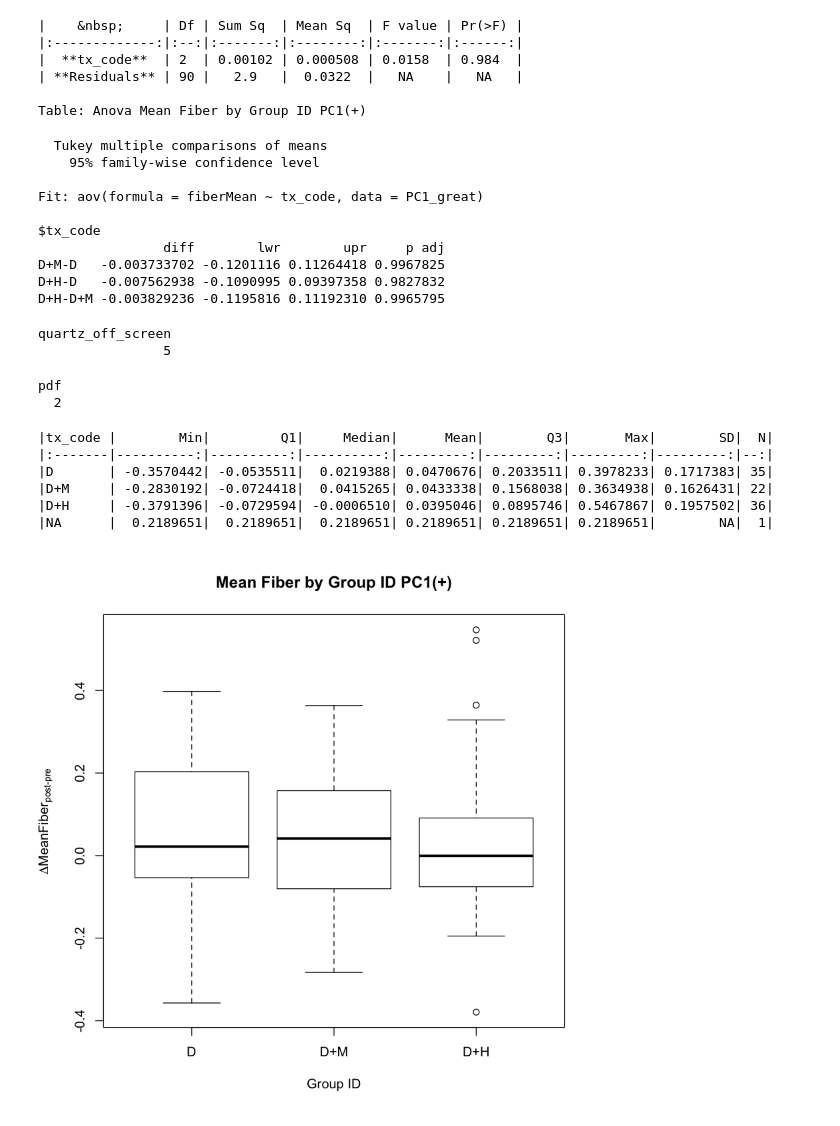
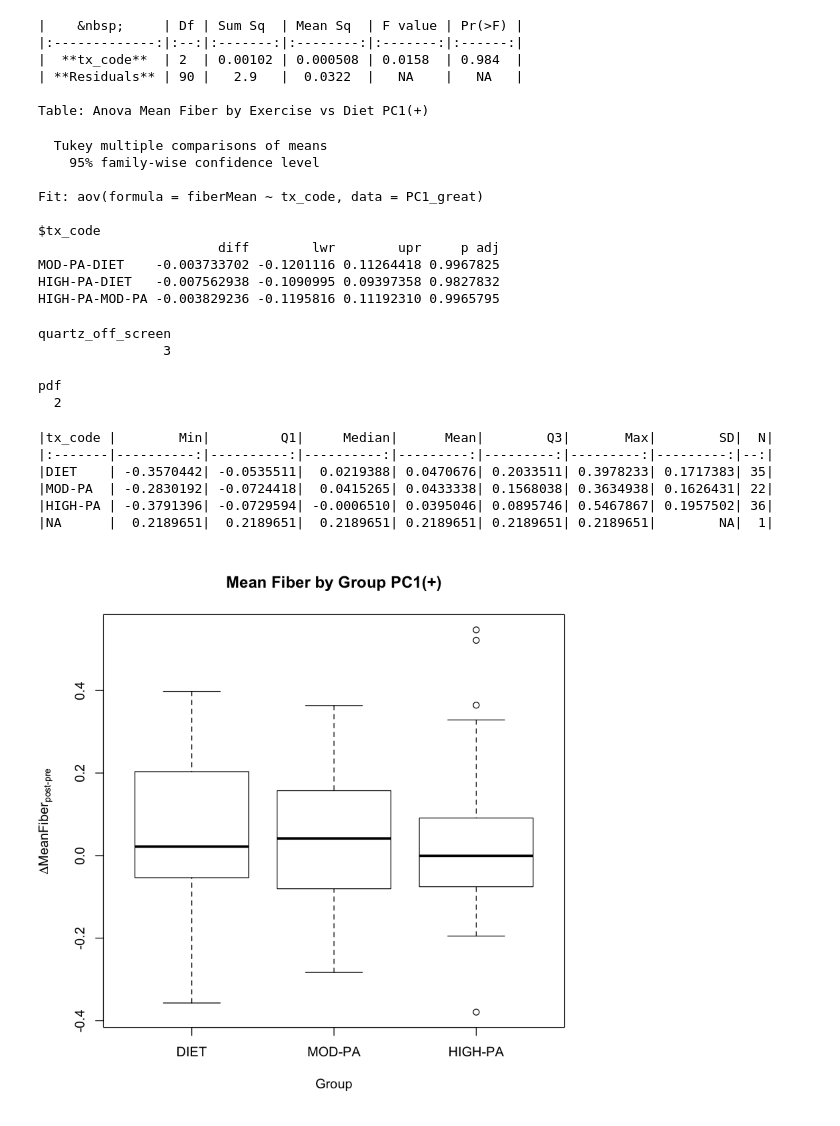
Before and after one commit to CoAxLab/WIN_Matter, a Jupyter notebook: analysis/code/fiberMean_tx_code_aov.ipynb, the cells around one changed output. Cells and saved outputs as stored; diff of their text form; code cells hidden in the pictures.

```diff
--- a/analysis/code/fiberMean_tx_code_aov.ipynb
+++ b/analysis/code/fiberMean_tx_code_aov.ipynb
@@ -6,23 +6,26 @@ library("car")
 library("reshape2")
 library("ggplot2")
 library('gridExtra')
+library("plyr")
 PC1_less<- read_csv('~/Google Drive/WIN_Matter/analysis/data/PC1_lesser_sigOnly_fibers_grubbs.csv')
 PC1_less<- mutate(PC1_less, tx_code=factor(tx_code,
                   levels=1:3,
-                  labels=c("D","D+M","D+H")))
+                  labels=c("DIET","MOD-PA","HIGH-PA")))
+
+
 
 PC1_great<- read_csv('~/Google Drive/WIN_Matter/analysis/data/PC1_greater_sigOnly_fibers_grubbs.csv')
 PC1_great<- mutate(PC1_great, tx_code=factor(tx_code,
                   levels=1:3,
-                  labels=c("D","D+M","D+H")))
+                  labels=c("DIET","MOD-PA","HIGH-PA")))
 
 PC2_great<- read_csv('~/Google Drive/WIN_Matter/analysis/data/PC2_greater_sigOnly_fibers_grubbs.csv')
 PC2_great<- mutate(PC2_great, tx_code=factor(tx_code,
                   levels=1:3,
-                  labels=c("D","D+M","D+H")))
+                  labels=c("DIET","MOD-PA","HIGH-PA")))
 
 PC2_less<- read_csv('~/Google Drive/WIN_Matter/analysis/data/PC2_lesser_sigOnly_fibers_grubbs.csv')
 PC2_less<- mutate(PC2_less, tx_code=factor(tx_code,
                   levels=1:3,
-                  labels=c("D","D+M","D+H")))
+                  labels=c("DIET","MOD-PA","HIGH-PA")))
 # %% [output]
@@ -82,58 +114,58 @@ Table: Anova Mean Fiber by Group ID PC1(-)
 #PC1 greater anova
 PC1_great.aov<-aov(fiberMean~tx_code, data=PC1_great)
 #summary(PC1_great.aov)
-pander(PC1_great.aov, digits=3, format="pandoc", caption="Anova Mean Fiber by Group ID PC1(+)")
+pander(PC1_great.aov, digits=3, format="pandoc", caption="Anova Mean Fiber by Exercise vs Diet PC1(+)")
 
 TukeyHSD(PC1_great.aov)
 
 # Create Boxplot
 boxplot(fiberMean ~ tx_code, data = PC1_great,
-        xlab = "Group ID", ylab = expression(paste(Delta,'MeanFiber'['post-pre'])),
-        main = "Mean Fiber by Group ID PC1(+)")
-dev.copy(png, '~/Google Drive/WIN_Matter/analysis/output/images/pc1_great_tx_code.jpg')
+        xlab = "Group", ylab = expression(paste(Delta,'MeanFiber'['post-pre'])),
+        main = "Mean Fiber by Group PC1(+)")
+dev.copy(png, '~/Google Drive/WIN_Matter/analysis/output/images/pc1_great_tx_code_collapsed.jpg')
 dev.off()
 # Calculate Descriptive Statistics
 summary_PC1great_group <- PC1_great %>%
                                     group_by(tx_code) %>%
                                     dplyr::summarize(Min  = min(fiberMean, na.rm = TRUE),
                                                      Q1 = quantile(fiberMean, na.rm=TRUE)[2],
                                                      Median = quantile(fiberMean, na.rm=TRUE)[3],
                                                      Mean = mean(fiberMean, na.rm = TRUE),
                                                      Q3 = quantile(fiberMean, na.rm=TRUE)[4],
                                                      Max = max(fiberMean, na.rm = TRUE),
                                                      SD = sd(fiberMean, na.rm = TRUE),
                                                      N = n()
                                                      )
 
 kable(summary_PC1great_group)
 # %% [output]
 |    &nbsp;     | Df | Sum Sq  | Mean Sq  | F value | Pr(>F) |
 |:-------------:|:--:|:-------:|:--------:|:-------:|:------:|
 |  **tx_code**  | 2  | 0.00102 | 0.000508 | 0.0158  | 0.984  |
 | **Residuals** | 90 |   2.9   |  0.0322  |   NA    |   NA   |
 
-Table: Anova Mean Fiber by Group ID PC1(+)
+Table: Anova Mean Fiber by Exercise vs Diet PC1(+)
   Tukey multiple comparisons of means
     95% family-wise confidence level
 
 Fit: aov(formula = fiberMean ~ tx_code, data = PC1_great)
 
 $tx_code
-                diff        lwr        upr     p adj
-D+M-D   -0.003733702 -0.1201116 0.11264418 0.9967825
-D+H-D   -0.007562938 -0.1090995 0.09397358 0.9827832
-D+H-D+M -0.003829236 -0.1195816 0.11192310 0.9965795
+                       diff        lwr        upr     p adj
+MOD-PA-DIET    -0.003733702 -0.1201116 0.11264418 0.9967825
+HIGH-PA-DIET   -0.007562938 -0.1090995 0.09397358 0.9827832
+HIGH-PA-MOD-PA -0.003829236 -0.1195816 0.11192310 0.9965795
 quartz_off_screen
-                5
+                3
 pdf
   2
 |tx_code |        Min|         Q1|     Median|      Mean|        Q3|       Max|        SD|  N|
 |:-------|----------:|----------:|----------:|---------:|---------:|---------:|---------:|--:|
-|D       | -0.3570442| -0.0535511|  0.0219388| 0.0470676| 0.2033511| 0.3978233| 0.1717383| 35|
-|D+M     | -0.2830192| -0.0724418|  0.0415265| 0.0433338| 0.1568038| 0.3634938| 0.1626431| 22|
-|D+H     | -0.3791396| -0.0729594| -0.0006510| 0.0395046| 0.0895746| 0.5467867| 0.1957502| 36|
+|DIET    | -0.3570442| -0.0535511|  0.0219388| 0.0470676| 0.2033511| 0.3978233| 0.1717383| 35|
+|MOD-PA  | -0.2830192| -0.0724418|  0.0415265| 0.0433338| 0.1568038| 0.3634938| 0.1626431| 22|
+|HIGH-PA | -0.3791396| -0.0729594| -0.0006510| 0.0395046| 0.0895746| 0.5467867| 0.1957502| 36|
 |NA      |  0.2189651|  0.2189651|  0.2189651| 0.2189651| 0.2189651| 0.2189651|        NA|  1|
-[figure, old version]
+[figure, new version]
 # %%
 #PC2 lesser anova
 PC2_less.aov<-aov(fiberMean~tx_code, data=PC2_less)
```
Also changed, not shown: parts of 6 cells of this notebook, 14 other files.
